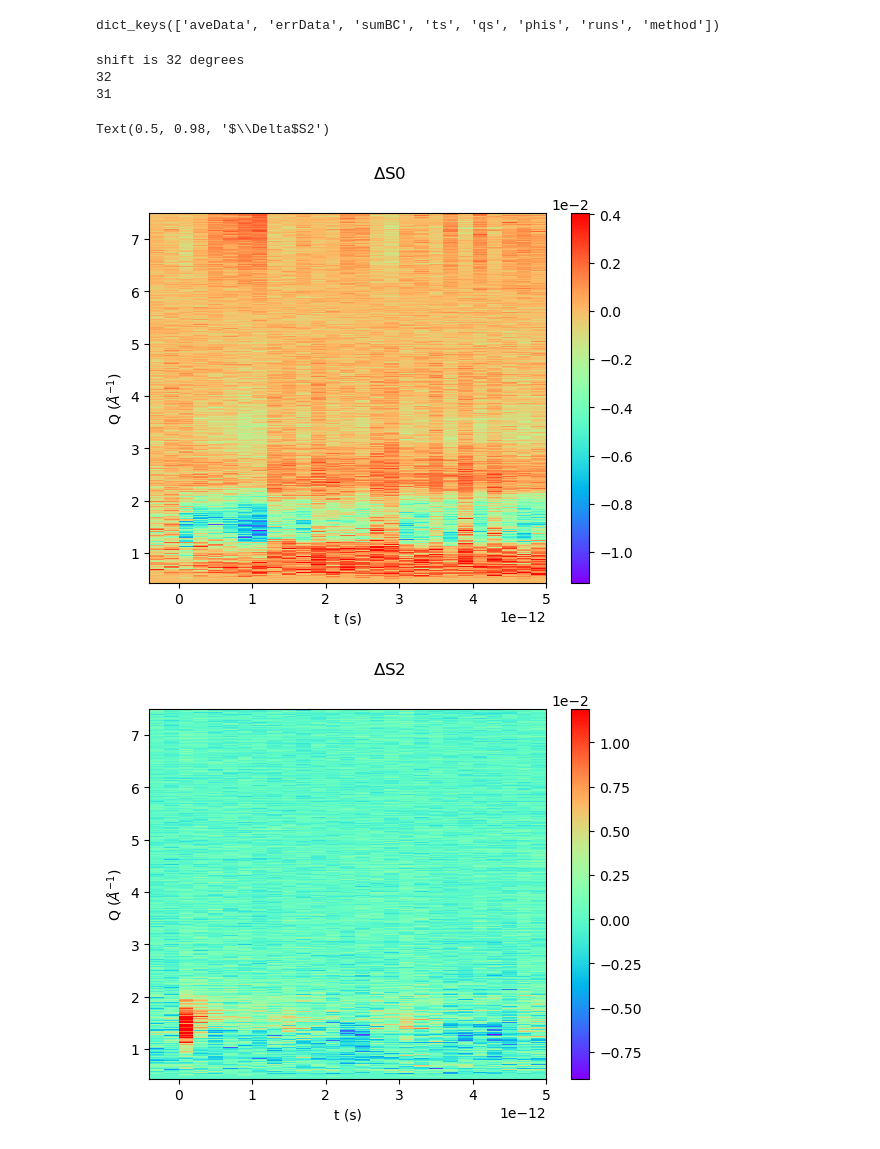
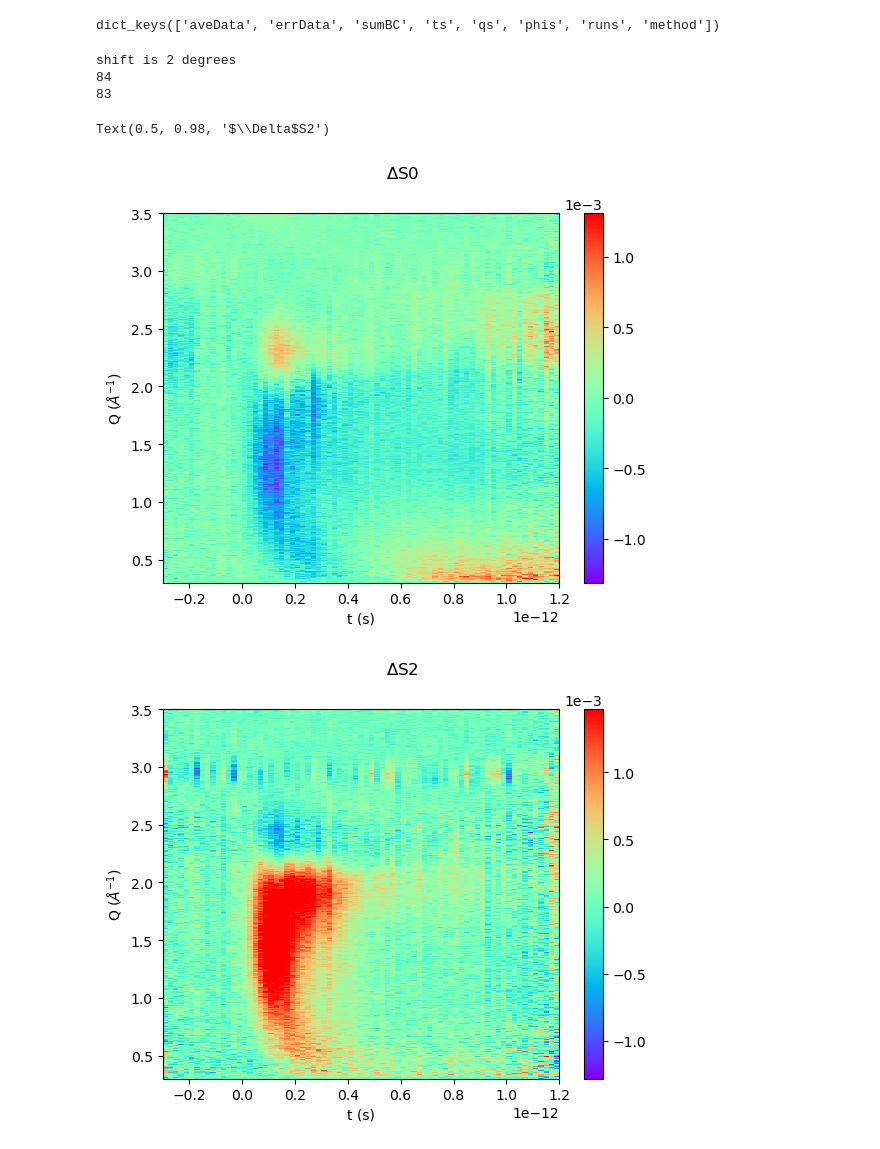
Before and after one commit to Solution-Phase-Chemistry/ReduceScatt, a Jupyter notebook: Example_delay_v1.ipynb, the cells around one changed output. Cells and saved outputs as stored; diff of their text form; code cells hidden in the pictures.

```diff
--- a/Example_delay_v1.ipynb
+++ b/Example_delay_v1.ipynb
@@ -29,13 +29,13 @@ from LCLSDataToolsNew.plottingTools import *
 
 print('Import Complete!')
 
-exper = 'xcslv9618'
+exper = 'xcsly5320'
 ### ffb ###
 # smalldata_folder='/cds/data/drpsrcf/xcs/'+exper+'/scratch/hdf5/smalldata/'
 ### call ffb from psana ###
 # smalldata_folder='/reg/data/drpsrcf/xcs/'+exper+'/scratch/hdf5/smalldata/'
 ### psana ###
-smalldata_folder='/reg/d/psdm/xcs/'+exper+'/hdf5/smalldata/'
+smalldata_folder='/reg/d/psdm/xcs/'+exper+'/hdf5/smalldata/smdBeamtime/'
 
 
 # outpath='/reg/d/psdm/xcs/'+exper+'/results/ReducedData/'
@@ -171,7 +156,7 @@ done
 # Stack Runs
 # %%
 runpath=outpath+'npy/'
-runs2=[419,420]
+runs2=[255,256]
 
 stackDict=StackProccessed(runpath,exper,runs2,method='bincount')
 # %%
@@ -187,27 +172,27 @@ dict_keys(['aveData', 'errData', 'sumBC', 'ts', 'qs', 'phis', 'runs', 'method'])
 # %%
 #do anisotropy
 
-S0,S0_err,S2,S2_err=S0S2(diff,phis,shift_n=1)
+S0,S0_err,S2,S2_err=S0S2(diff,phis,shift_n=0)
 # %% [output]
-shift is 32 degrees
-32
-31
+shift is 2 degrees
+84
+83
 # %%
 #plot
 
-qrange=(0.3,7.5)
-trange=(-0.5e-12,5e-12)
+qrange=(0.3,3.5)
+trange=(-0.3e-12,1.2e-12)
 
 goodq=np.nonzero( (qrange[0]<qs) & (qs<qrange[1]) )
 goodt=np.nonzero( (trange[0]<ts) & (ts<trange[1]) )
 
 plot_2d(ts[goodt],qs[goodq],S0[goodt,:].squeeze()[:,goodq].squeeze())
 # plt.clim(-2e-4,2e-4)
 plt.suptitle('$\Delta$S0')
 plot_2d(ts[goodt],qs[goodq],S2[goodt,:].squeeze()[:,goodq].squeeze())
 # plt.clim(-2e-4,2e-4)
 plt.suptitle('$\Delta$S2')
 # %% [output]
 Text(0.5, 0.98, '$\\Delta$S2')
-[figure, old version]
+[figure, new version]
-[figure, old version]
+[figure, new version]
```
Also changed, not shown: parts of 2 cells of this notebook, 1 other file.
